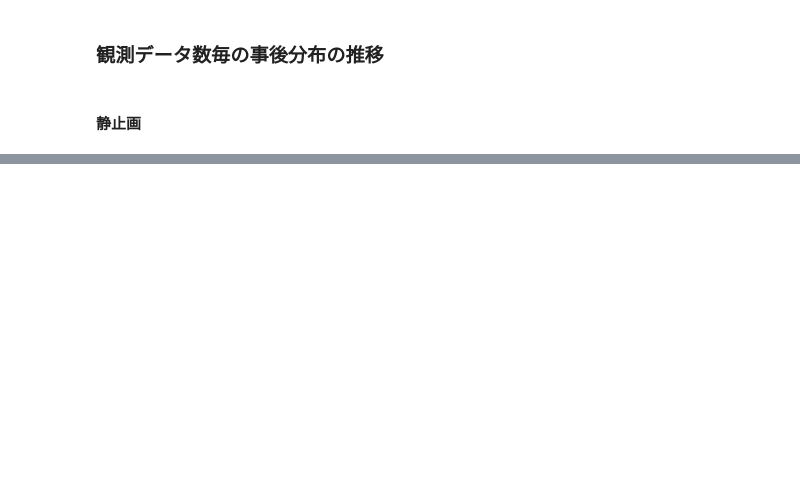
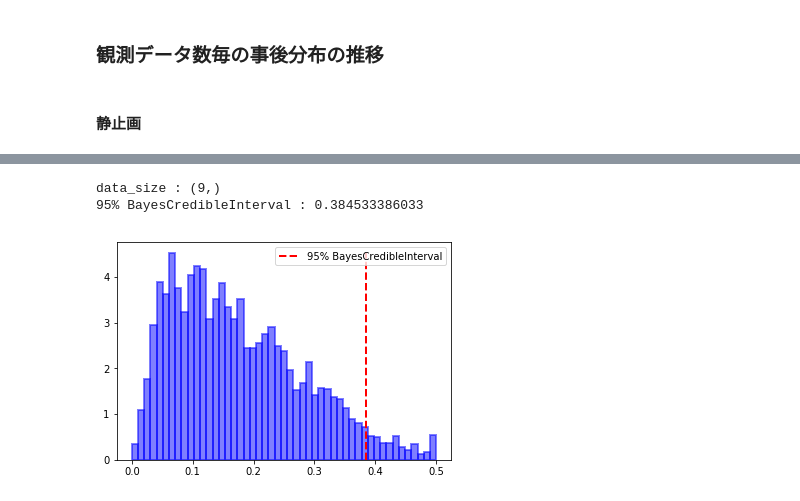
Before and after one commit to tok41/choco-ball-statistics, a Jupyter notebook: analysis/estimate-engel-rate.ipynb, the cells around one changed output, grey strips where cells are left out. Saved outputs shown, nothing was run; the diff lists cells and outputs as text; code cells hidden in the pictures; blank space fills up the shorter version.

```diff
--- a/analysis/estimate-engel-rate.ipynb
+++ b/analysis/estimate-engel-rate.ipynb
@@ -125,0 +140,16 @@ for n in n_list:
+# %%
+ret = plt.hist(p_trace, bins=np.linspace(0, 0.5, 50), normed=True,
+               color="#0000FF", alpha=0.5, edgecolor="#0000FF", lw=2)
+N = len(p_trace)
+bci = np.sort(p_trace)[int(N*0.95)]
+plt.vlines(x=bci, ymin=0, ymax=ret[0].max(), label='95% BayesCredibleInterval',
+          color='red', linestyles='--', linewidths=2)
+plt.legend()
+plt.savefig('fig/estimate_angel_rate_silver_9.png')
+
+print("data_size : {}".format(data_angel.shape))
+print("95% BayesCredibleInterval : {}".format(bci))
+# %% [output]
+data_size : (9,)
+95% BayesCredibleInterval : 0.384533386033
+[figure, added]
```
Also changed, not shown: parts of 7 cells of this notebook, 2 other files.
